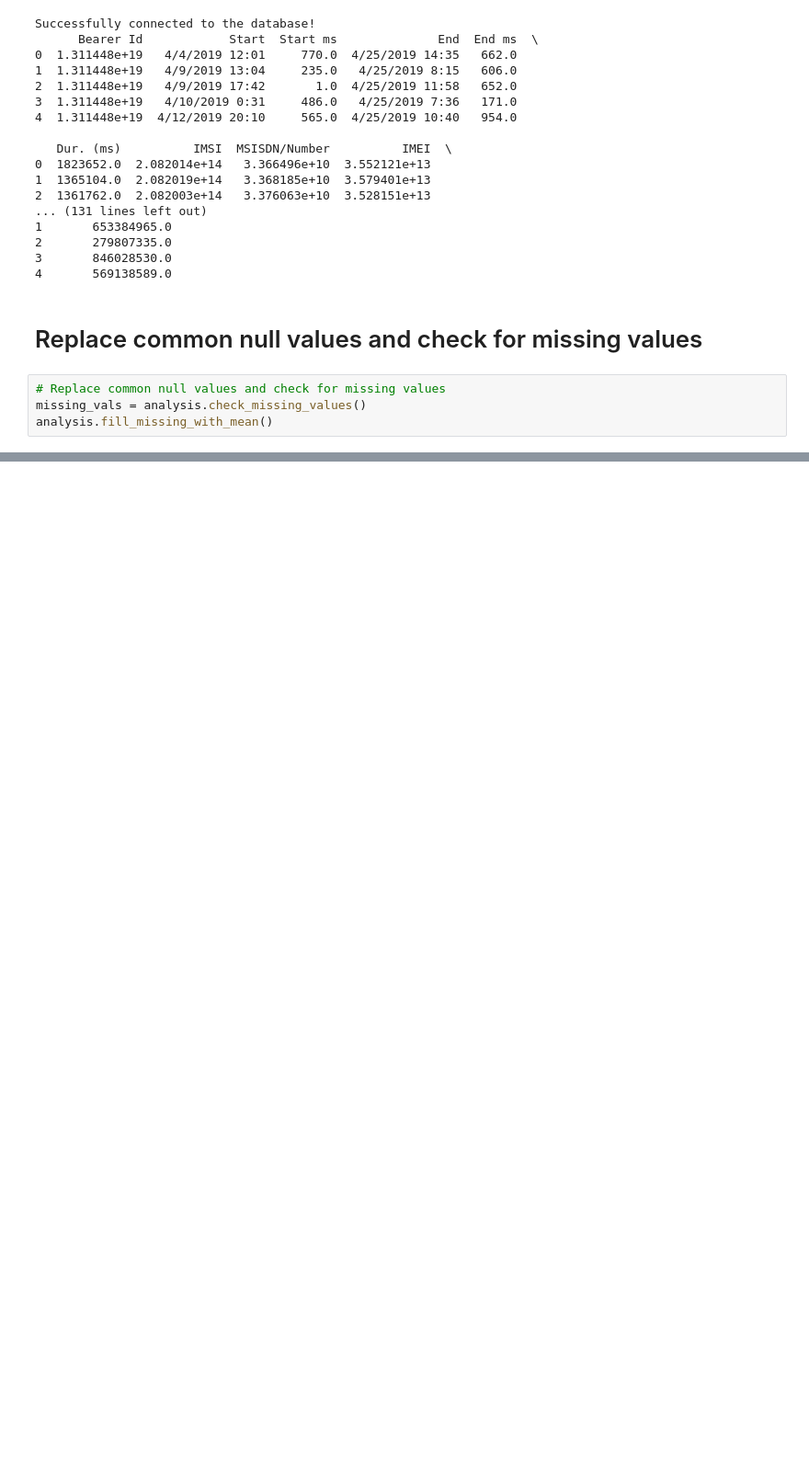
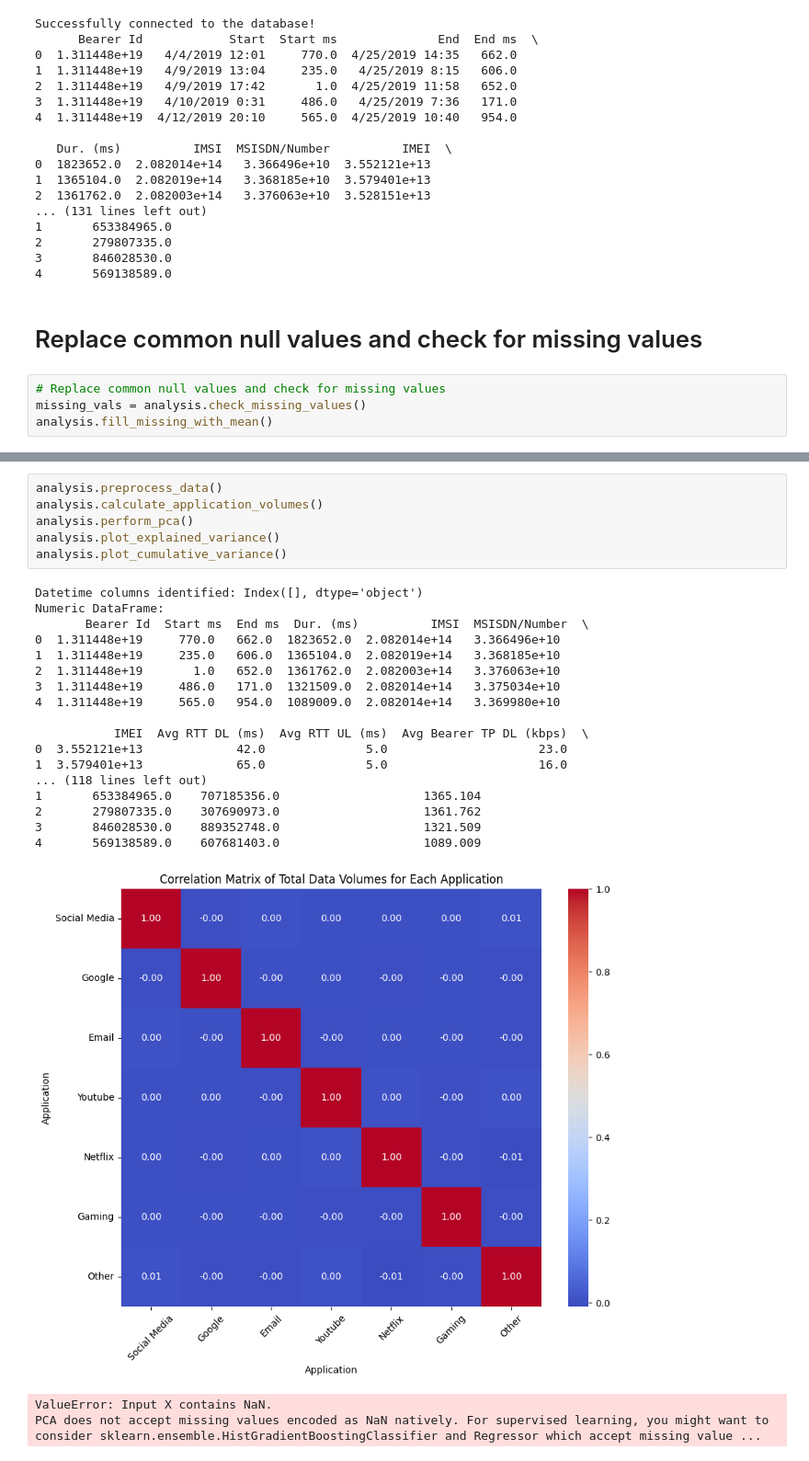
Before and after one commit to Ermi23/Telecom-Analysis, a Jupyter notebook: notebooks/User_Engagement_analysis.ipynb, the cells around one changed output, grey strips where cells are left out. Shown at 92% size. Cells and saved outputs as stored; diff of their text form; blank space fills up the shorter version.

```diff
--- a/notebooks/User_Engagement_analysis.ipynb
+++ b/notebooks/User_Engagement_analysis.ipynb
@@ -63,0 +114,27 @@ analysis.fill_missing_with_mean()
+# %%
+analysis.preprocess_data()
+analysis.calculate_application_volumes()
+analysis.perform_pca()
+analysis.plot_explained_variance()
+analysis.plot_cumulative_variance()
+# %% [output]
+Datetime columns identified: Index([], dtype='object')
+Numeric DataFrame:
+       Bearer Id  Start ms  End ms  Dur. (ms)          IMSI  MSISDN/Number  \
+0  1.311448e+19     770.0   662.0  1823652.0  2.082014e+14   3.366496e+10
+1  1.311448e+19     235.0   606.0  1365104.0  2.082019e+14   3.368185e+10
+2  1.311448e+19       1.0   652.0  1361762.0  2.082003e+14   3.376063e+10
+3  1.311448e+19     486.0   171.0  1321509.0  2.082014e+14   3.375034e+10
+4  1.311448e+19     565.0   954.0  1089009.0  2.082014e+14   3.369980e+10
+
+           IMEI  Avg RTT DL (ms)  Avg RTT UL (ms)  Avg Bearer TP DL (kbps)  \
+0  3.552121e+13             42.0              5.0                     23.0
+1  3.579401e+13             65.0              5.0                     16.0
+... (118 lines left out)
+1       653384965.0    707185356.0                    1365.104
+2       279807335.0    307690973.0                    1361.762
+3       846028530.0    889352748.0                    1321.509
+4       569138589.0    607681403.0                    1089.009
+[figure, added]
+ValueError: Input X contains NaN.
+PCA does not accept missing values encoded as NaN natively. For supervised learning, you might want to consider sklearn.ensemble.HistGradientBoostingClassifier and Regressor which accept missing value ...
```
Also changed, not shown: parts of 2 cells of this notebook, 2 other files.
